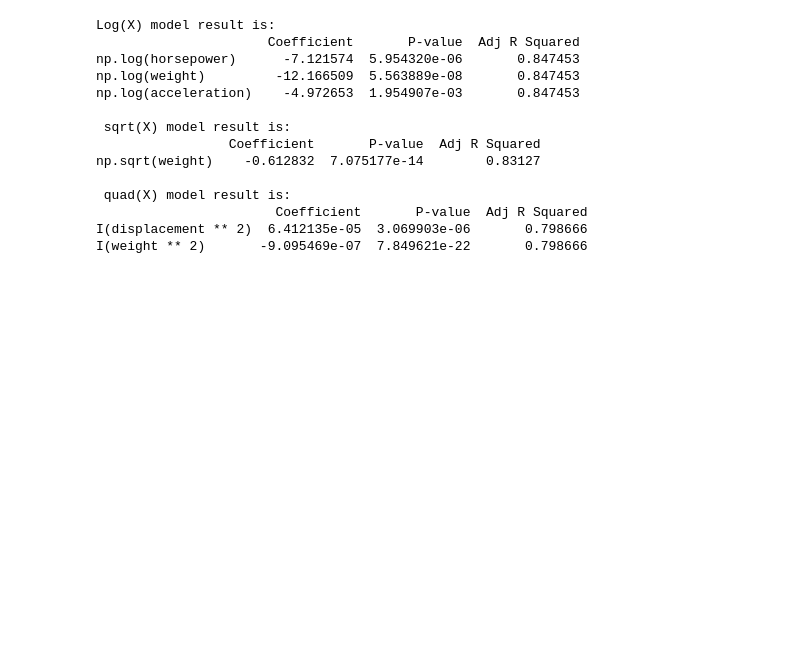
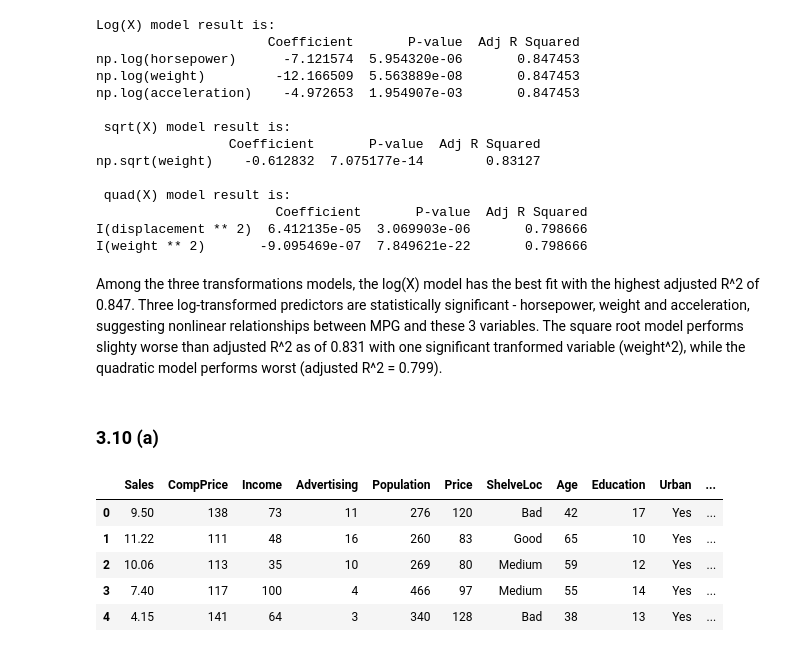
Before and after one commit to mw1296/DSAN5300, a Jupyter notebook: homeworks/HW-2/HW-2.ipynb, the cells around one changed output. Saved outputs shown, nothing was run; the diff lists cells and outputs as text; code cells hidden in the pictures; blank space fills up the shorter version.

```diff
--- a/homeworks/HW-2/HW-2.ipynb
+++ b/homeworks/HW-2/HW-2.ipynb
@@ -490,3 +490,20 @@ np.sqrt(weight)    -0.612832  7.075177e-14        0.83127
                        Coefficient       P-value  Adj R Squared
 I(displacement ** 2)  6.412135e-05  3.069903e-06       0.798666
 I(weight ** 2)       -9.095469e-07  7.849621e-22       0.798666
+# %% [markdown]
+Among the three transformations models, the log(X) model has the best fit with the highest adjusted R^2 of 0.847. Three log-transformed predictors are statistically significant - horsepower, weight and acceleration, suggesting nonlinear relationships between MPG and these 3 variables. The square root model performs slighty worse than adjusted R^2 as of 0.831 with one significant tranformed variable (weight^2), while the quadratic model performs worst (adjusted R^2 = 0.799).
+# %% [markdown]
+### 3.10 (a)
+# %%
+# load data
+
+from ISLP import load_data
+carseats = load_data('Carseats')
+carseats.head()
+# %% [output]
+|  | Sales | CompPrice | Income | Advertising | Population | Price | ShelveLoc | Age | Education | Urban | ... |
+| 0 | 9.50 | 138 | 73 | 11 | 276 | 120 | Bad | 42 | 17 | Yes | ... |
+| 1 | 11.22 | 111 | 48 | 16 | 260 | 83 | Good | 65 | 10 | Yes | ... |
+| 2 | 10.06 | 113 | 35 | 10 | 269 | 80 | Medium | 59 | 12 | Yes | ... |
+| 3 | 7.40 | 117 | 100 | 4 | 466 | 97 | Medium | 55 | 14 | Yes | ... |
+| 4 | 4.15 | 141 | 64 | 3 | 340 | 128 | Bad | 38 | 13 | Yes | ... |
```
Also changed, not shown: parts of 14 cells of this notebook, 3 other files.
